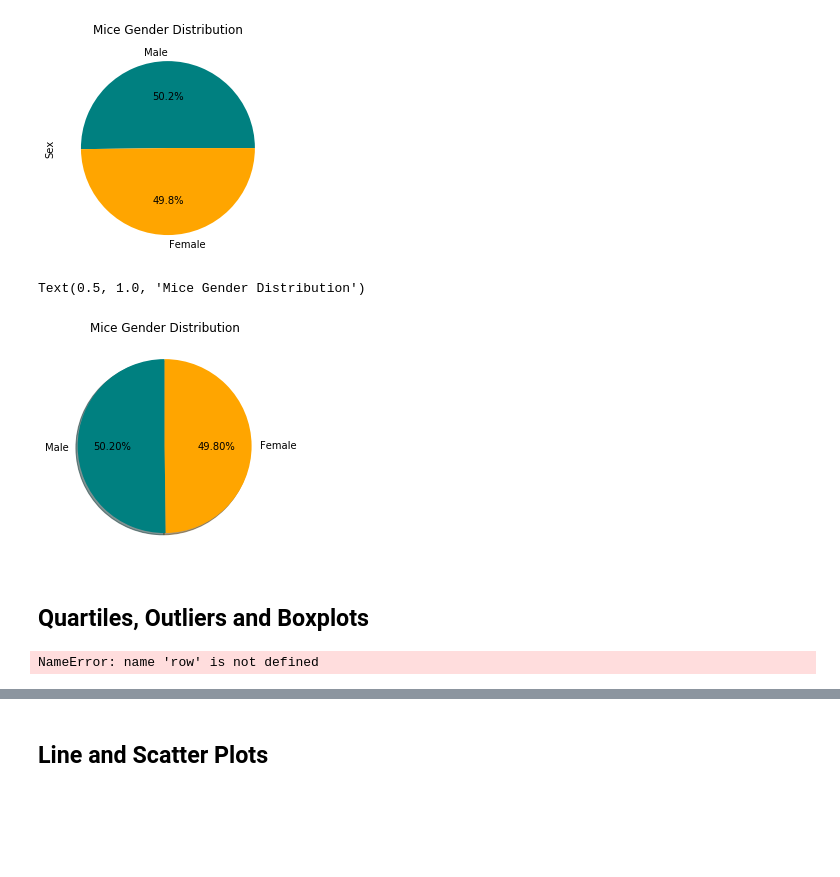
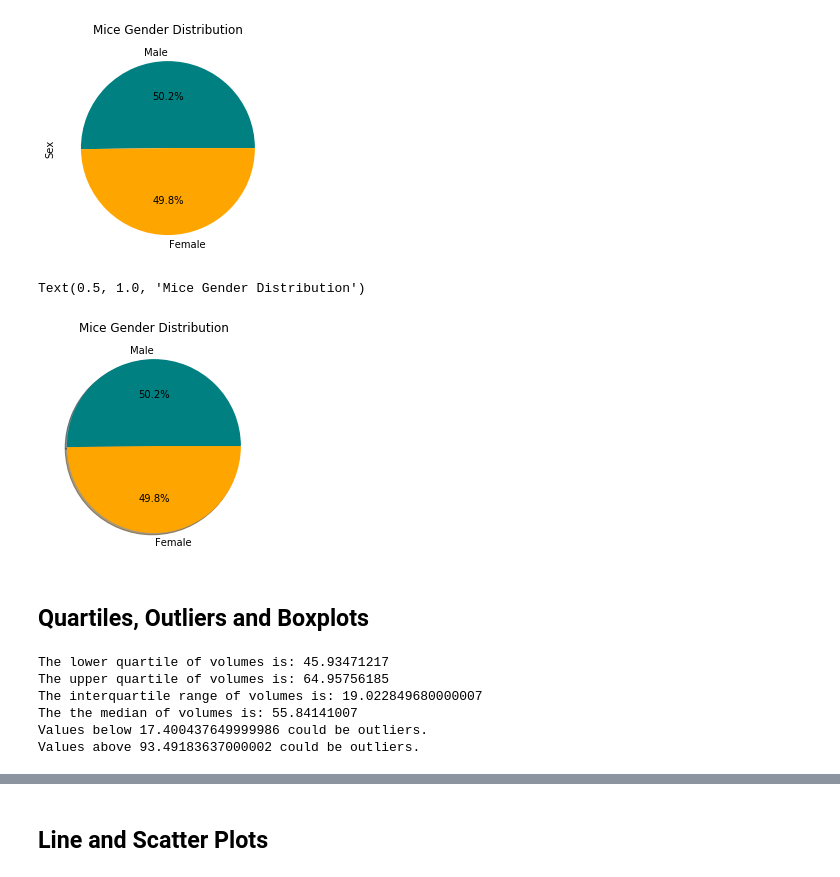
Before and after one commit to joshuadanielp/05-Matplotlib, a Jupyter notebook: Instructions/Pymaceuticals/pymaceuticals_starter.ipynb, the cells around one changed output, grey strips where cells are left out. Saved outputs shown, nothing was run; the diff lists cells and outputs as text; code cells hidden in the pictures; blank space fills up the shorter version.

```diff
--- a/Instructions/Pymaceuticals/pymaceuticals_starter.ipynb
+++ b/Instructions/Pymaceuticals/pymaceuticals_starter.ipynb
@@ -151,37 +155,19 @@ plot = gender_df.plot.pie(y=clean_data["Sex"], figsize=(4, 4), autopct='%1.1f%%'
 # %%
 # Generate a pie plot showing the distribution of female versus male mice using pyplot
 # Groupby mouse gender
 gender_df = clean_data["Sex"].value_counts()
 
 # Labels for the sections of our pie chart
 labels = ["Male", "Female"]
 
 # The colors of each section of the pie chart
 colors = ["teal", "orange"]
 
 plt.pie(gender_df, labels=labels, colors=colors,
-        autopct="%1.1f%%", shadow=True, startangle=90)
+        autopct="%1.1f%%", shadow=True)
 plt.title("Mice Gender Distribution")
 # %% [output]
 Text(0.5, 1.0, 'Mice Gender Distribution')
-[figure, old version]
+[figure, new version]
 # %% [markdown]
 ## Quartiles, Outliers and Boxplots
-# %%
-# Calculate the final tumor volume of each mouse across four of the most promising treatment regimens. Calculate the IQR and quantitatively determine if there are any potential outliers.
-
-# List of Tumor Volume (mm3) values
-final_tumor_vol = []
-mouse_list = clean_data["Mouse ID"]
-tumor_vol = clean_data["Tumor Volume (mm3)"]
-
-# Create a for loop to cycle through Mouse ID, stop at final row and grab Tumor Volume value, assign it to the list
-for mouse in mouse_list:
-    if str(row[1])==str(row[0]):
-        next
-    else:
-        final_tumor_vol = final_tumor_vol + tumor_vol
-
-final_tumor_vol
-# %% [output]
-NameError: name 'row' is not defined
@@ -189,0 +174,25 @@ NameError: name 'row' is not defined
+# %%
+# Calculate the final tumor volume of each mouse across four of the most promising treatment regimens. Calculate the IQR and quantitatively determine if there are any potential outliers.
+final_tumor_vol = clean_data["Tumor Volume (mm3)"]
+
+quartiles = final_tumor_vol.quantile([.25,.5,.75])
+lowerq = quartiles[0.25]
+upperq = quartiles[0.75]
+iqr = upperq-lowerq
+
+print(f"The lower quartile of volumes is: {lowerq}")
+print(f"The upper quartile of volumes is: {upperq}")
+print(f"The interquartile range of volumes is: {iqr}")
+print(f"The the median of volumes is: {quartiles[0.5]} ")
+
+lower_bound = lowerq - (1.5*iqr)
+upper_bound = upperq + (1.5*iqr)
+print(f"Values below {lower_bound} could be outliers.")
+print(f"Values above {upper_bound} could be outliers.")
+# %% [output]
+The lower quartile of volumes is: 45.93471217
+The upper quartile of volumes is: 64.95756185
+The interquartile range of volumes is: 19.022849680000007
+The the median of volumes is: 55.84141007
+Values below 17.400437649999986 could be outliers.
+Values above 93.49183637000002 could be outliers.
```
Also changed, not shown: parts of 4 cells of this notebook.
